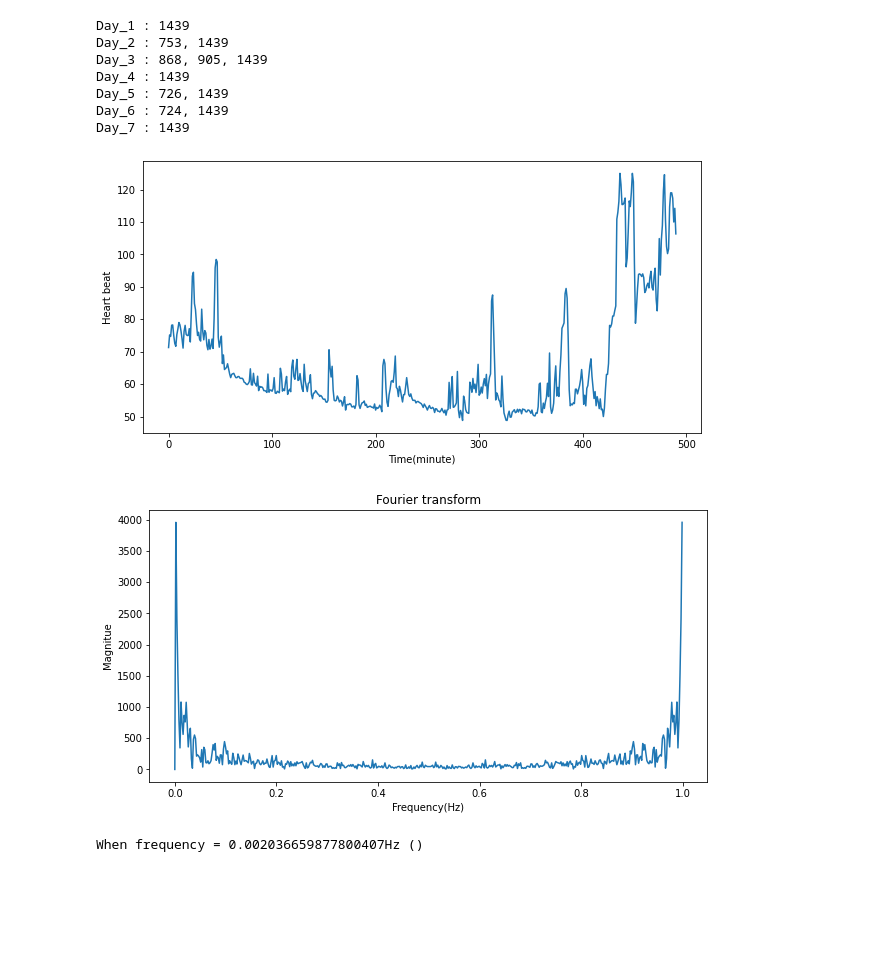
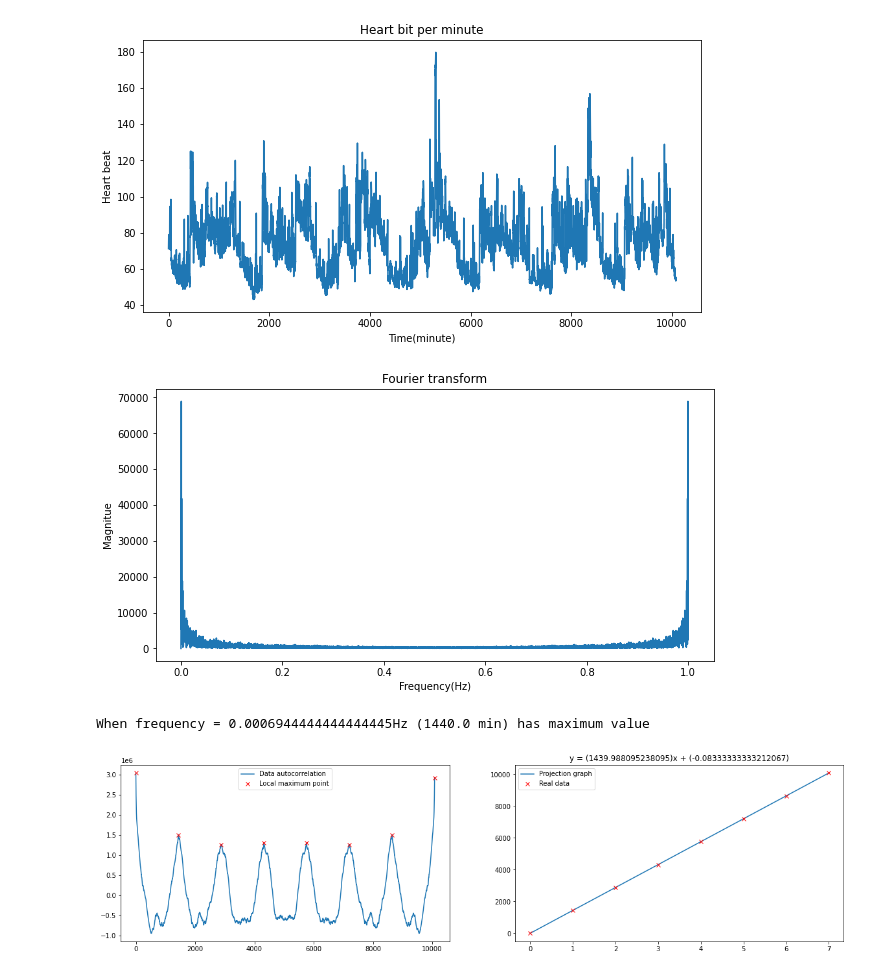
Before and after one commit to Sanghyeoklab/Heart-beat-signal, a Jupyter notebook: Main.ipynb, the cells around one changed output. Drawn from its saved outputs; the diff is of its cells as text; code cells hidden in the pictures; blank space fills up the shorter version.

Commit message:
Arrange until autocorrelation

```diff
--- a/Main.ipynb
+++ b/Main.ipynb
@@ -12,34 +12,24 @@ Data_list = {
     "Day_6" : "Data/Fitbit-Intraday-Heartrate-22DK98-2023-05-16.xlsx",
     "Day_7" : "Data/Fitbit-Intraday-Heartrate-22DK98-2023-05-17.xlsx",
 }
-data = Util.get_data("Data/Fitbit-Intraday-Heartrate-22DK98-2023-05-11.xlsx")
-None_list = Util.check_None(data, 60 * 24)
-# %%
-for day, data_excel in Data_list.items():
-    data = Util.get_data(data_excel)
-    None_list = Util.check_None(data, 60 * 24)
-    print(day + " : " + ", ".join([str(s) for s in None_list]))
-# %% [output]
-Day_1 : 1439
-Day_2 : 753, 1439
-Day_3 : 868, 905, 1439
-Day_4 : 1439
-Day_5 : 726, 1439
-Day_6 : 724, 1439
-Day_7 : 1439
-# %%
-data = list(data.values())
+# %%
+Data_dictionary = {"Day" : [], "Min" : np.linspace(0, 60 * 24 - 1, 60 * 24).astype(np.int32), "Data each day" : [], "Every data" : []}
+for day, data_excel in Data_list.items():
+    data = Util.get_data(data_excel)
+    Data_dictionary["Day"] = day
+    Data_dictionary["Every data"] += data.values()
+    Data_dictionary["Data each day"].append(data.values())
 # %%
 plt.figure(figsize = (10, 5))
-plt.plot(data)
+plt.plot(Data_dictionary["Every data"])
 plt.xlabel("Time(minute)")
 plt.ylabel("Heart beat")
 plt.title("Heart bit per minute")
 plt.show()
 # %% [output]
-[figure, old version]
+[figure, new version]
 # %%
-Fourier_domain = abs(np.fft.fft([d - np.mean(data) for d in data]))
+Fourier_domain = abs(np.fft.fft([d - np.mean(Data_dictionary["Every data"]) for d in Data_dictionary["Every data"]]))
 frequency = np.linspace(0, 1 - 1 / len(Fourier_domain), len(Fourier_domain))
 plt.figure(figsize = (10, 5))
 plt.plot(frequency, Fourier_domain)
@@ -49,7 +39,7 @@ plt.title("Fourier transform")
 plt.show()
 
 max_index = np.argmax(Fourier_domain)
-print("When frequency = " + str(frequency[max_index]) + "Hz (" + ")")
+print("When frequency = " + str(frequency[max_index]) + "Hz (" + str(1 / frequency[max_index]) +" min) has maximum value")
 # %% [output]
-[figure, old version]
+[figure, new version]
-When frequency = 0.002036659877800407Hz ()
+When frequency = 0.0006944444444444445Hz (1440.0 min) has maximum value
@@ -55,0 +48,23 @@ When frequency = 0.002036659877800407Hz ()
+# %%
+Check_point = []
+for i in range(len(Data_autocorrelation)):
+    if Util.is_local_maximum(Data_autocorrelation, i, gap = 1000):
+        Check_point.append(i)
+
+plt.figure(figsize = (20, 5))
+plt.subplot(1, 2, 1)
+plt.plot(Data_autocorrelation, label = 'Data autocorrelation')
+plt.plot(Check_point, [Data_autocorrelation[i] for i in Check_point], "rx", label = 'Local maximum point')
+plt.legend()
+
+plt.subplot(1, 2, 2)
+a, b = Util.linear_projection(Check_point)
+x = np.linspace(0, len(Check_point) - 1, 1000)
+y = a * x + b
+plt.plot(x, y, label = 'Projection graph')
+plt.plot(np.linspace(0, len(Check_point) - 1, len(Check_point)), Check_point, "rx", label = 'Real data')
+plt.title("y = (" + str(a[0]) + ")x + (" + str(b[0]) + ")")
+plt.legend()
+plt.show()
+# %% [output]
+[figure, added]
```
Also changed, not shown: parts of 1 cell of this notebook, 8 other files.
